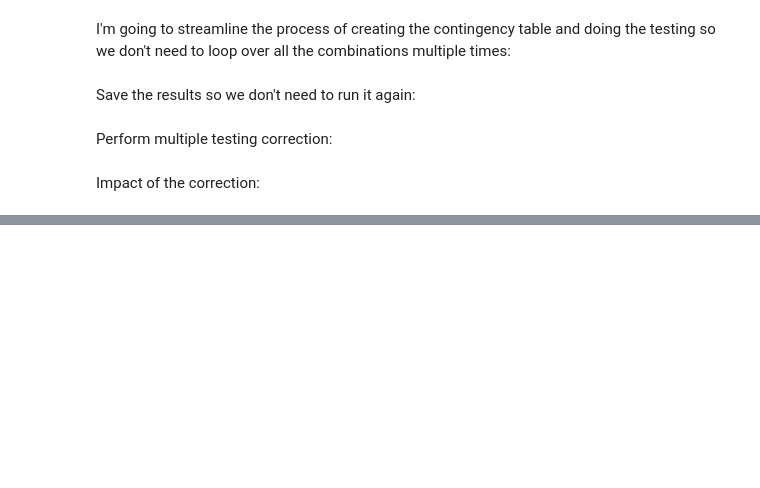
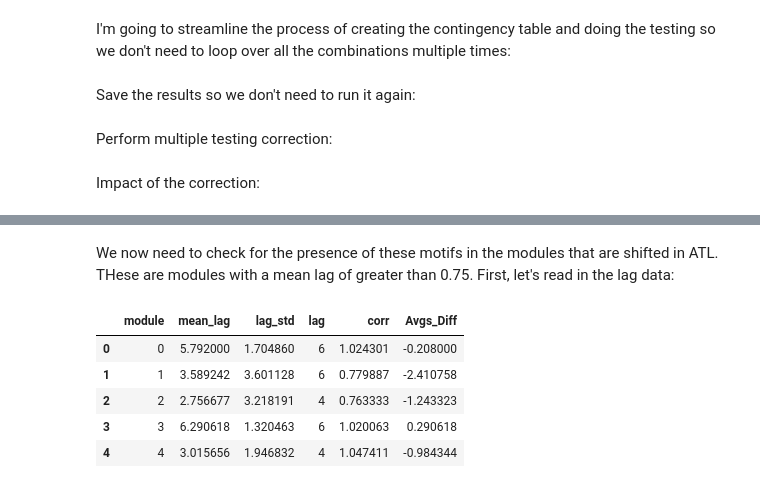
Before and after one commit to serenalotreck/rhythmic-potato, a Jupyter notebook: notebooks/checking_motif_overlap.ipynb, the cells around one changed output, grey strips where cells are left out. Drawn from its saved outputs; the diff is of its cells as text; code cells hidden in the pictures; blank space fills up the shorter version.

```diff
--- a/notebooks/checking_motif_overlap.ipynb
+++ b/notebooks/checking_motif_overlap.ipynb
@@ -205,0 +208,12 @@ len([p for p in cross_ps if p < 0.05]), len([p for p in corrected_cross_ps if p
+# %% [markdown]
+We now need to check for the presence of these motifs in the modules that are shifted in ATL. THese are modules with a mean lag of greater than 0.75. First, let's read in the lag data:
+# %%
+module_lags = pd.read_csv('/home/farre/Ann/RNAseq/for_serena/module_results/ATL_ShD_Leaf_vs_CND_ShD_Leaf_module_averages_correlations.csv')
+module_lags.head()
+# %% [output]
+|  | module | mean_lag | lag_std | lag | corr | Avgs_Diff |
+| 0 | 0 | 5.792000 | 1.704860 | 6 | 1.024301 | -0.208000 |
+| 1 | 1 | 3.589242 | 3.601128 | 6 | 0.779887 | -2.410758 |
+| 2 | 2 | 2.756677 | 3.218191 | 4 | 0.763333 | -1.243323 |
+| 3 | 3 | 6.290618 | 1.320463 | 6 | 1.020063 | 0.290618 |
+| 4 | 4 | 3.015656 | 1.946832 | 4 | 1.047411 | -0.984344 |
```
Also changed, not shown: parts of 17 cells of this notebook.
